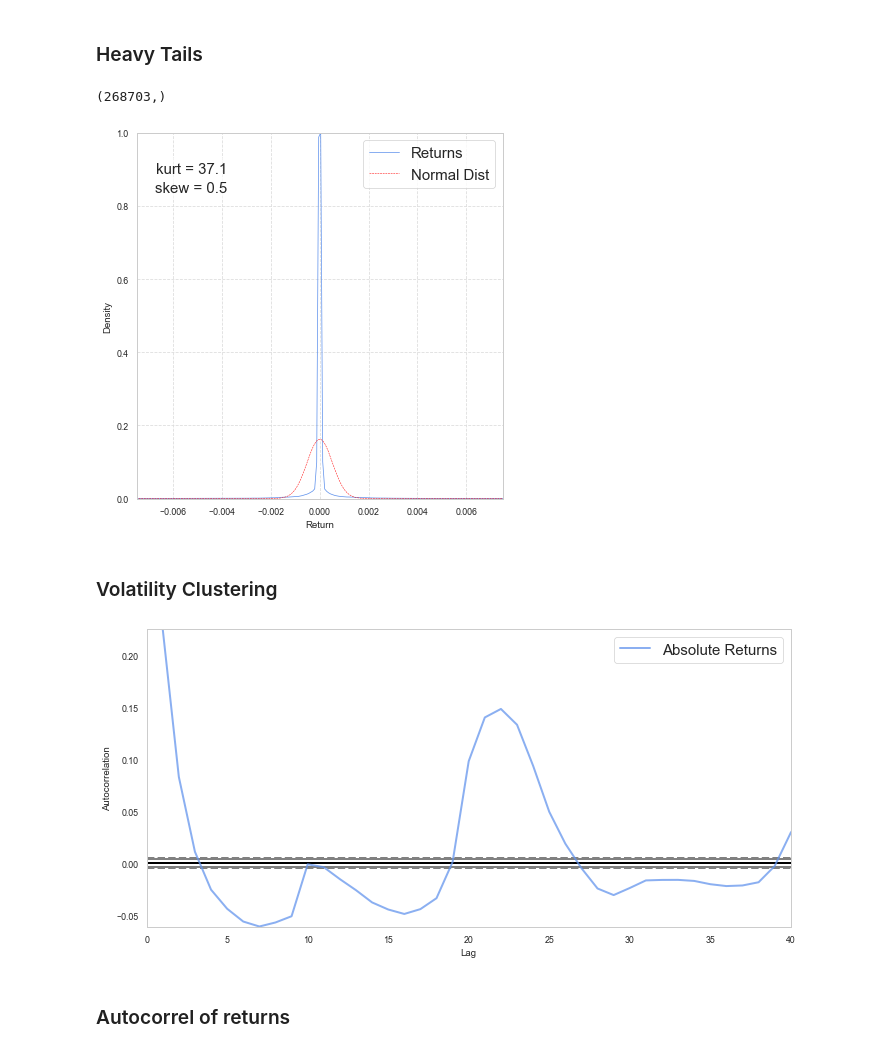
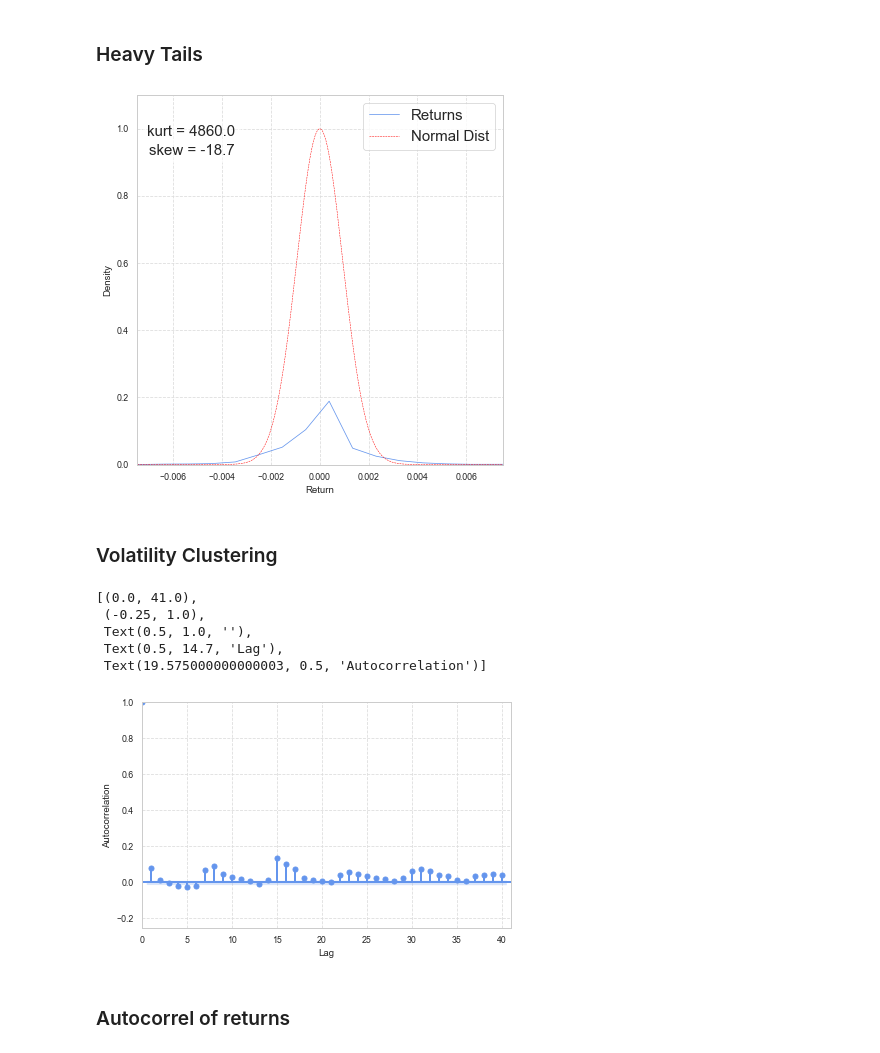
Before and after one commit to victoremil1996/rl_for_trading, a Jupyter notebook: notebooks/market_simulation_calibration.ipynb, the cells around one changed output. Drawn from its saved outputs; the diff is of its cells as text; code cells hidden in the pictures.

```diff
--- a/notebooks/market_simulation_calibration.ipynb
+++ b/notebooks/market_simulation_calibration.ipynb
@@ -110,20 +113,20 @@ weights = np.hstack((w_kurt, w_acf, w_acf))
 ##################################
 
 
-n_random_agents = [1, 2] #[10, 15, 20, 25, 30]
-n_trend_agents = [2, 4] #[0, 2, 4, 6]
-n_mm_agents =  [3, 4, 5, 6, 7, 8] #[15, 20, 22, 25, 30]
-n_flips = [2, 3] #[2, 3, 4]
-mm_spreads = [0.025, 0.05, 0.075] #[0.05, 0.15, 0.2, 0.3, 0.5]
-inv_volume = [5, 10, 15, 20]
-inv_lambda = [0.0025, 0.005, 0.01]
+n_random_agents = [4] #[10, 15, 20, 25, 30]
+n_trend_agents = [4] #[0, 2, 4, 6]
+n_mm_agents =  [15] #[15, 20, 22, 25, 30]
+n_flips = [3] #[2, 3, 4]
+mm_spreads = [0.1] #[0.05, 0.15, 0.2, 0.3, 0.5]
+#inv_volume = [5, 10, 15, 20]
+inv_lambda = [0.01]
 
 param_grid ={'n_random': n_random_agents,
              'n_trend': n_trend_agents,
              'n_mm': n_mm_agents,
              'n_flips': n_flips,
              'mm_spread': mm_spreads,
-             'inv_volume': inv_volume,
+             #'inv_volume': inv_volume,
              'inv_lambda': inv_lambda}
 
 grid = ParameterGrid(param_grid)
@@ -173,7 +176,7 @@ for params in grid:
     n_rl_agents = 0
     spread_zero = params["mm_spread"]
     n_coin_flips = params["n_flips"]
-    inv_volumes = params["inv_volume"]
+    #inv_volumes = params["inv_volume"]
     inv_lambda = params["inv_lambda"]
 
 
@@ -203,8 +206,8 @@ for params in grid:
                                          intensity = inv_lambda,
                                          buy_price_margin = 0.0025,
                                          sell_price_margin = 0.010,
-                                         buy_volume = inv_volumes,
-                                         sell_volume = int(inv_volumes * 2),
+                                         buy_volume = 15,
+                                         sell_volume = 30,
                                          n_orders = 10))
     if n_investor_agents == 2:
         investor_agents.append(InvestorAgent(agent_id = 1,
@@ -213,8 +216,8 @@ for params in grid:
                                              n_orders = 6,
                                              buy_price_margin  = 0.005,
                                              sell_price_margin = 0.020,
-                                             buy_volume = int(inv_volumes * 2),
-                                             sell_volume = int(inv_volumes * 4),
+                                             buy_volume = 25,
+                                             sell_volume = 50,
                                              can_short = True))
 
     random_agents = [RandomAgent(agent_id = j + n_investor_agents,
@@ -236,7 +239,7 @@ for params in grid:
                                   gamma = 0.00005,
                                   gamma2 = np.random.randint(1, 3),
                                   spread_zero = spread_zero,   # PARAMETER
-                                  n_volume = 3) for j in range(n_mm_agents)]
+                                  n_volume = 6) for j in range(n_mm_agents)]
 
     rl_agents = [RLAgent(agent_id = j + n_random_agents + n_investor_agents + n_trend_agents + mm_agents,
                                      delta = delta) for j in range(n_rl_agents)]
@@ -250,7 +253,7 @@ for params in grid:
     ##################################
     # INIT ENVIRONMENT AND AGENTS
     ##################################
-    env = MarketEnvironment(state0)
+    env = MarketEnvironment(state0, use_last_traded_price = True)
 
     agents = [item for sublist in agents for item in sublist]
 
@@ -268,14 +271,15 @@ for params in grid:
     inv1_pos = []
     inv2_pos = []
     market_volume = []
-    atps = np.array([np.nan])
+
     stack_autocorrels = True
 
 
     #fig, ax = plt.subplots(3, 1, figsize = (12, 6))
     #fig.tight_layout()
     for episode in range(n_episodes):
-        env = MarketEnvironment(state0)
+        atps = np.array([np.nan])
+        env = MarketEnvironment(state0, use_last_traded_price = True)
         # Initialize agents
         for j in range(n_agents):
                 agents[j].reset()
@@ -343,6 +347,8 @@ for params in grid:
 
 # save final params
 results_temp = results.copy()
+hat_matrix = results.values[:, :len(weights)]
+loss_values = loss(hat_matrix, target_vector, weights)
 results_temp["loss"] = loss_values
 results_temp.to_excel(f"{excel_path}", engine = "openpyxl")
 # %% [output]
@@ -375,20 +381,16 @@ plt.savefig("plots/returns_cumreturns_4.png")
 # Stylized Facts Comparison
 # %% [markdown]
 ### Heavy Tails
-# %%
-all_stacked_returns.shape
-# %% [output]
-(268703,)
 # %%
 fig, ax = plt.subplots(figsize = (6, 6))
 dist_vs_normal_plot(returns, ax = ax)
 #dist_vs_normal(pd.DataFrame(all_stacked_returns), ax = ax)
 
 fig.tight_layout()
-heavy_name = "heavy_tails_bfrl_4"
-plt.savefig(f"plots/{heavy_name}.png")
+#heavy_name = "heavy_tails_bfrl_4"
+#plt.savefig(f"plots/{heavy_name}.png")
 # %% [output]
-[figure, old version]
+[figure, new version]
 # %% [markdown]
 ### Volatility Clustering
 # %%
@@ -400,7 +402,12 @@ ax.set(xlim = (0, 41), ylim = (-0.25, None), title = None,
 #vol_clust_name = "vol_cluster_bfrl_4"
 #plt.savefig(f"plots/{vol_clust_name}.png")
 # %% [output]
+[(0.0, 41.0),
+ (-0.25, 1.0),
+ Text(0.5, 1.0, ''),
+ Text(0.5, 14.7, 'Lag'),
+ Text(19.575000000000003, 0.5, 'Autocorrelation')]
-[figure, old version]
+[figure, new version]
 # %% [markdown]
 ### Autocorrel of returns
 # %%
```
Also changed, not shown: parts of 8 cells of this notebook, 4 other files.
